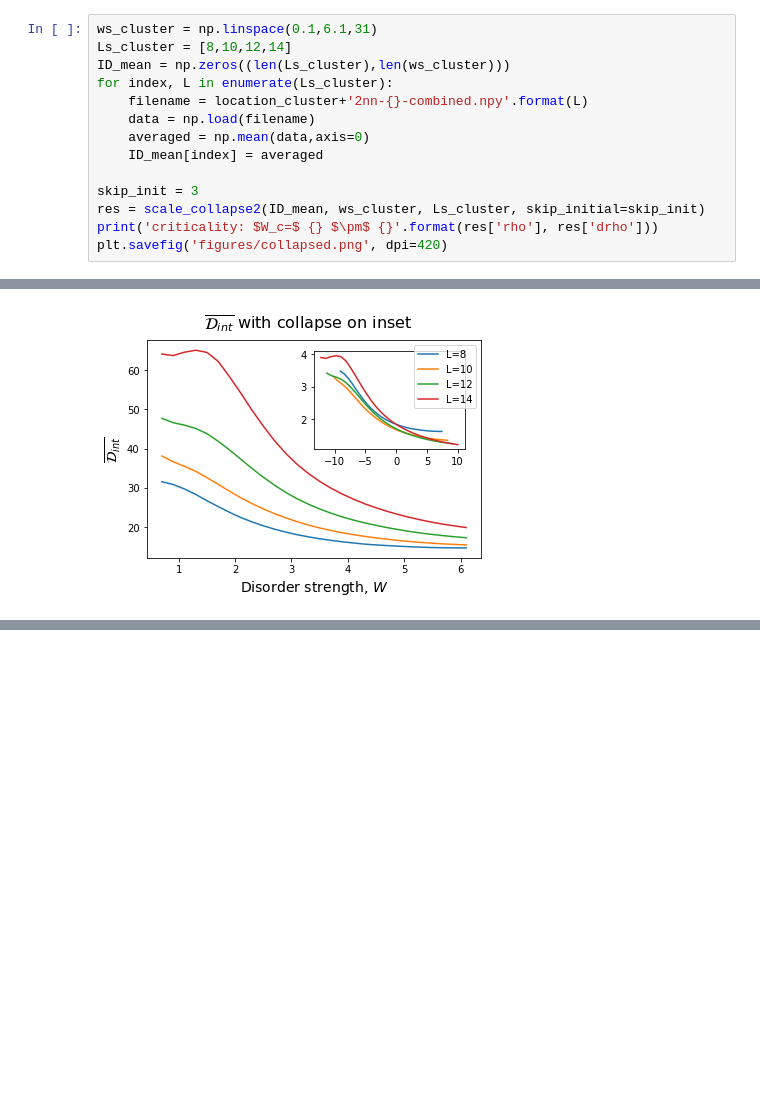
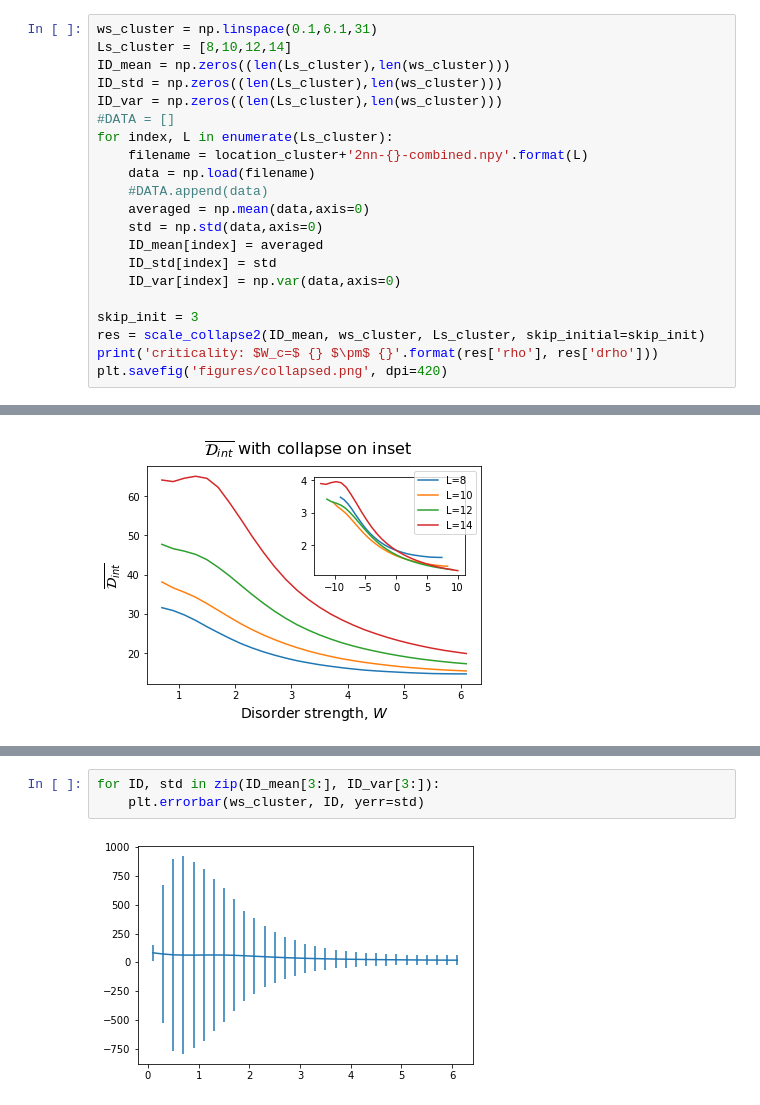
Before and after one commit to tonton-golio/mbl-intrinsicDim, a Jupyter notebook: IDMBL.ipynb, the cells around one changed output, grey strips where cells are left out. Saved outputs shown, nothing was run; the diff lists cells and outputs as text; blank space fills up the shorter version.

```diff
--- a/IDMBL.ipynb
+++ b/IDMBL.ipynb
@@ -144,11 +145,18 @@ plt.savefig('figures/2nn_many_L14.png', dpi=420)
 ws_cluster = np.linspace(0.1,6.1,31)
 Ls_cluster = [8,10,12,14]
 ID_mean = np.zeros((len(Ls_cluster),len(ws_cluster)))
+ID_std = np.zeros((len(Ls_cluster),len(ws_cluster)))
+ID_var = np.zeros((len(Ls_cluster),len(ws_cluster)))
+#DATA = []
 for index, L in enumerate(Ls_cluster):
     filename = location_cluster+'2nn-{}-combined.npy'.format(L)
     data = np.load(filename)
+    #DATA.append(data)
     averaged = np.mean(data,axis=0)
+    std = np.std(data,axis=0)
     ID_mean[index] = averaged
+    ID_std[index] = std
+    ID_var[index] = np.var(data,axis=0)
 
 skip_init = 3
 res = scale_collapse2(ID_mean, ws_cluster, Ls_cluster, skip_initial=skip_init)
@@ -167,0 +190,5 @@ array([0.25, 0.5 , 0.75, 1.  , 1.25, 1.5 , 1.75, 2.  , 2.25, 2.5 , 2.75,
+# %%
+for ID, std in zip(ID_mean[3:], ID_var[3:]):
+    plt.errorbar(ws_cluster, ID, yerr=std)
+# %% [output]
+[figure, added]
```
Also changed, not shown: parts of 4 cells of this notebook, 1 other file.
